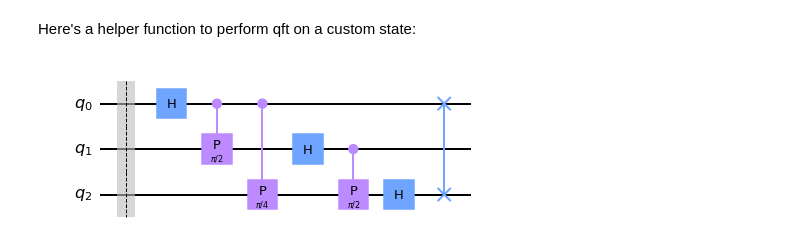
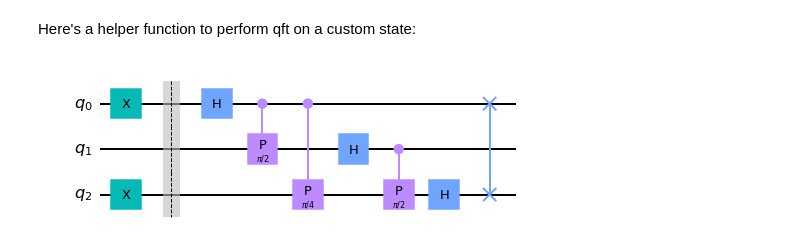
Before and after one commit to Duke-Undergrad-Quantum-Info-Society/house-course-2021-spring, a Jupyter notebook: Lecture9-Demo.ipynb, the cells around one changed output. Drawn from its saved outputs; the diff is of its cells as text; code cells hidden in the pictures.

```diff
--- a/Lecture9-Demo.ipynb
+++ b/Lecture9-Demo.ipynb
@@ -126,0 +91,24 @@ ExtensionError: 'Input matrix is not unitary.'
+# %%
+from qiskit import QuantumCircuit, QuantumRegister, ClassicalRegister
+
+n = 3
+
+qc = QuantumCircuit(QuantumRegister(3, 'a'), QuantumRegister(3, 'b'), ClassicalRegister(3), ClassicalRegister(3))
+
+
+## Step 1 - hadamards
+qc.h(range(n))
+
+## Step 2 - Apply oracle
+qc.append(oracle, range(2*n))
+
+## Step 3 - hadamards
+qc.h(range(n))
+
+
+# Step 4 - measure
+qc.barrier()
+qc.measure(range(n), range(n))
+#qc.measure(range(n,2*n), range(n, 2*n))
+
+qc.draw(output='mpl')
@@ -150,12 +173,19 @@ Next let's see what these states look like for different inputs
 # %% [markdown]
 Here's a helper function to perform qft on a custom state:
 # %%
+def prepare_input(x):
+    n = len(x)
+    qc = QuantumCircuit(n)
+    for i, y in enumerate(x):
+        if y == "1": qc.x(i)
+
+    return qc
+
 def qft_input(x='000', n=3):
     qc = QuantumCircuit(n)
 
+    qc += prepare_input(x)
 
-    for i, y in enumerate(x):
-        if y == "1": qc.x(i)
     qc.barrier()
 
     qc += QFT(n)
@@ -164,7 +194,7 @@ def qft_input(x='000', n=3):
 # %%
 from qiskit.quantum_info import Statevector
 from qiskit.visualization import plot_state_qsphere, plot_bloch_multivector
-qc = qft_input('000')
+qc = qft_input('101')
 qc.draw(output='mpl')
 # %% [output]
-[figure, old version]
+[figure, new version]
```
Also changed, not shown: parts of 29 cells of this notebook, 3 other files.
